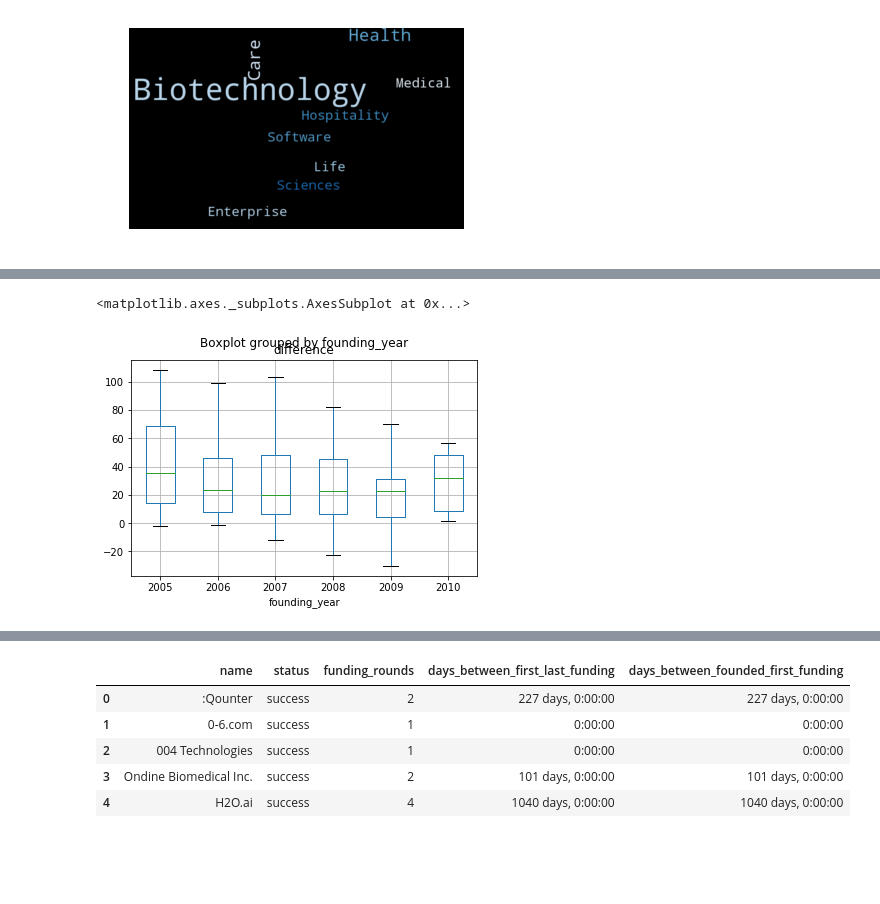
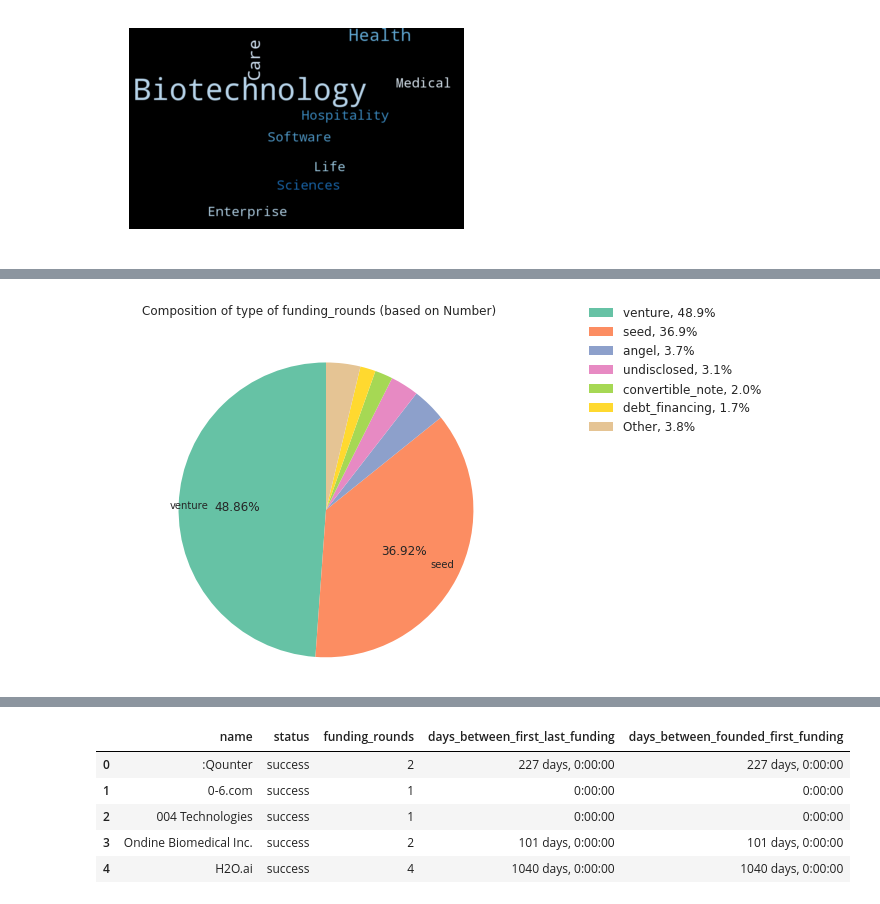
Before and after one commit to saichowdaryg/ECE143project, a Jupyter notebook: Final2.ipynb, the cells around one changed output, grey strips where cells are left out. Saved outputs shown, nothing was run; the diff lists cells and outputs as text; code cells hidden in the pictures; blank space fills up the shorter version.

```diff
--- a/Final2.ipynb
+++ b/Final2.ipynb
@@ -820,3 +805,0 @@ monthly_analysis(range(2000,2015))
-# %%
-investments=pd.read_csv('ece143/project/investments.csv')
-investments.head(50)
@@ -865,18 +805,0 @@ plot_pie_chart(list(zip(*pair))[0],list(zip(*pair))[1],'Composition of funding r
-# %%
-#monthly patterns
-investments=pd.read_csv('ece143/project/investments.csv')
-investments['funded_at']=investments['funded_at'].apply(lambda x:datetime.strptime(x, '%Y-%m-%d'))
-investments['funding_year']=investments['funded_at'].apply(lambda x:x.year)
-investments['funding_month']=investments['funded_at'].apply(lambda x:x.month)
-investments['funding_day']=investments['funded_at'].apply(lambda x:x.day)
-
-def monthly_analysis(year_lis):
-    for year in year_lis:
-        dfnew=investments[(investments['funding_year']==year) & (investments['company_country_code']=='USA')]
-        monthly_count=[]
-        for month in range(1,13):
-            monthly_count.append(sum(dfnew['funding_month']==month))
-        plt.bar(range(1,13),monthly_count)
-        plt.text(6,sum(monthly_count)//12 ,str(year))
-        plt.show()
-monthly_analysis(range(2000,2015))
@@ -897,6 +805,0 @@ monthly_analysis(range(2000,2015))
-# %%
-#regionwise investors within US
-investments = pd.read_csv('ece143/project/investments.csv')
-investments = investments[investments['investor_country_code'] == 'USA']
-investments = investments[pd.notnull(investments['investor_state_code'])]
-plot_choropleth(state_data('investor_state_code',investments),'2014 US New Startups by State')
@@ -905,6 +805,0 @@ plot_choropleth(state_data('investor_state_code',investments),'2014 US New Start
-# %%
-#regionwise investments
-investments = pd.read_csv('ece143/project/investments.csv')
-investments = investments[investments['company_country_code'] == 'USA']
-investments = investments[pd.notnull(investments['company_state_code'])]
-plot_choropleth(state_data('company_state_code',investments),'2014 US New Startups by State')
@@ -1021,6 +806,5 @@ df_s.boxplot(column='difference',by='founding_year',showfliers=False)
-# %%
-df_s=df[(df['status']=='ipo')&(df['founding_year']>=2005)&(df['founding_year']<=2010)]
-df_s.boxplot(column='difference',by='founding_year',showfliers=False)
-# %% [output]
-<matplotlib.axes._subplots.AxesSubplot at 0x...>
-[figure, removed]
+# %%
+pair=get_pie_data('funding_round_type',investments[investments['funding_year']==2014])
+plot_pie_chart(list(zip(*pair))[0],list(zip(*pair))[1],'Composition of type of funding_rounds (based on Number)')
+# %% [output]
+[figure, added]
```
Also changed, not shown: parts of 62 cells of this notebook.
